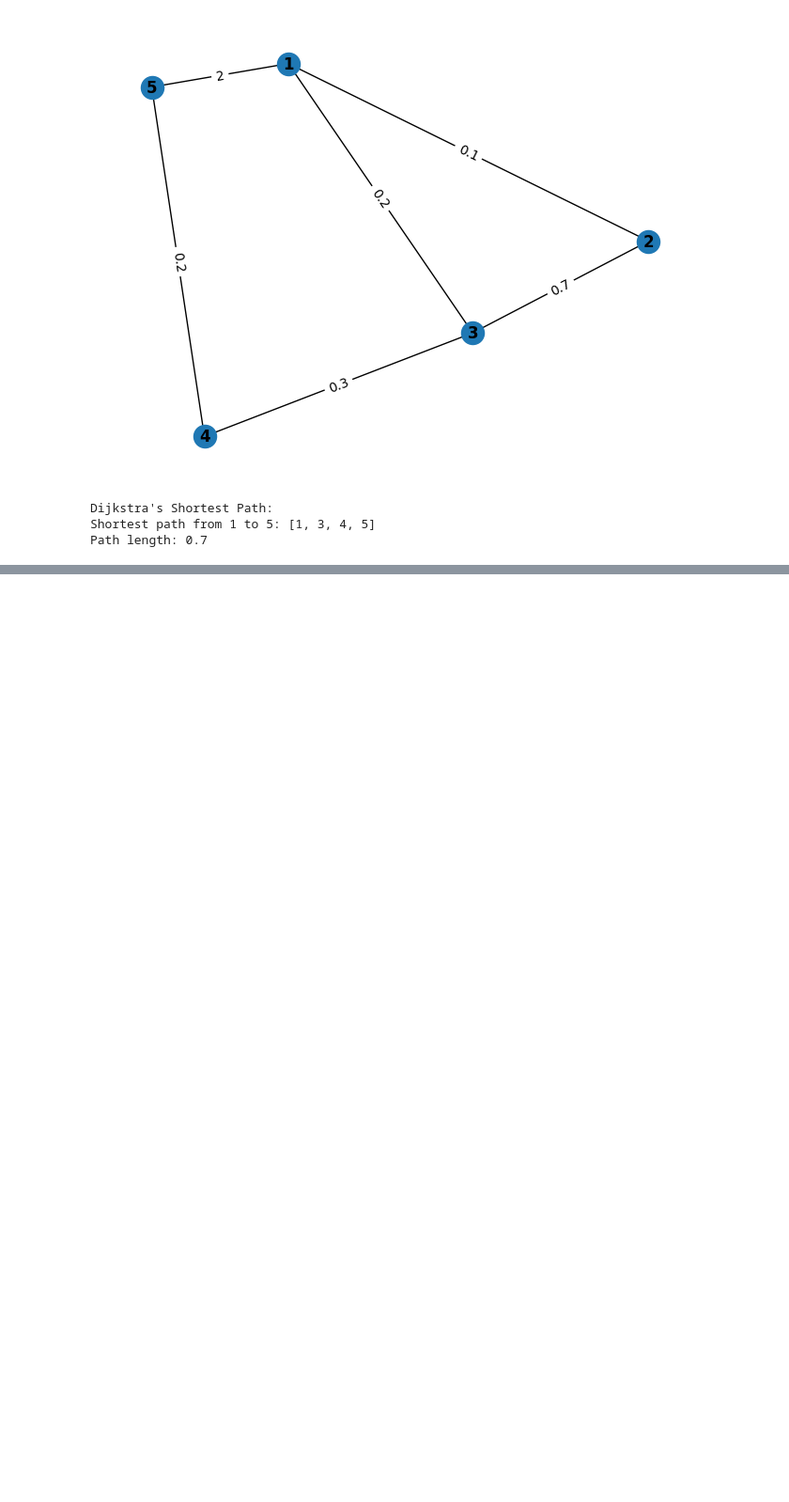
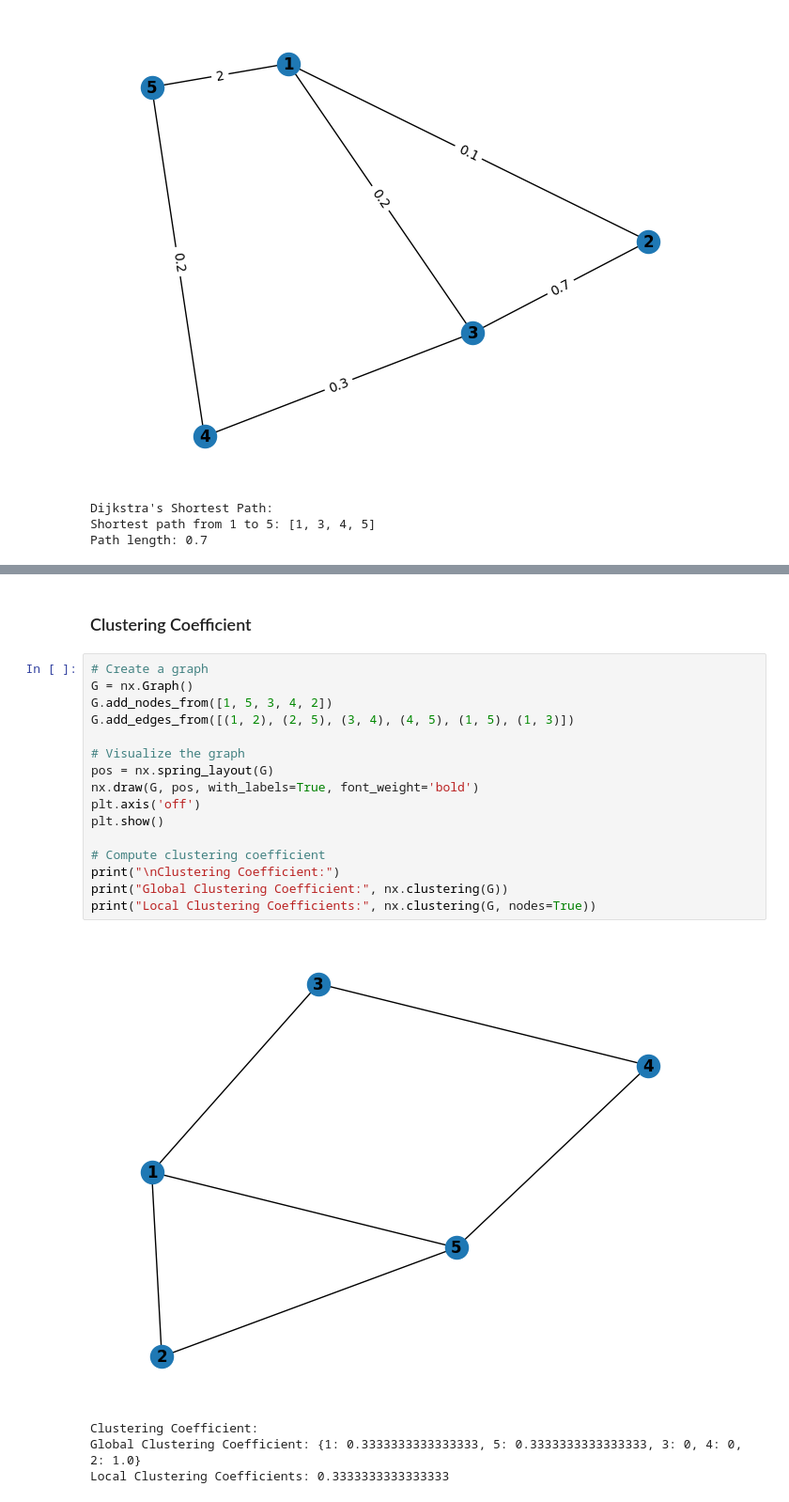
Before and after one commit to behrangEhi/complex-network, a Jupyter notebook: NetworkX.ipynb, the cells around one changed output, grey strips where cells are left out. Shown: that part at 94% size. Saved outputs shown, nothing was run; the diff lists cells and outputs as text; blank space fills up the shorter version.

```diff
--- a/NetworkX.ipynb
+++ b/NetworkX.ipynb
@@ -215,0 +246,23 @@ Path length: 0.7
+# %% [markdown]
+### Clustering Coefficient
+# %%
+# Create a graph
+G = nx.Graph()
+G.add_nodes_from([1, 5, 3, 4, 2])
+G.add_edges_from([(1, 2), (2, 5), (3, 4), (4, 5), (1, 5), (1, 3)])
+
+# Visualize the graph
+pos = nx.spring_layout(G)
+nx.draw(G, pos, with_labels=True, font_weight='bold')
+plt.axis('off')
+plt.show()
+
+# Compute clustering coefficient
+print("\nClustering Coefficient:")
+print("Global Clustering Coefficient:", nx.clustering(G))
+print("Local Clustering Coefficients:", nx.clustering(G, nodes=True))
+# %% [output]
+[figure, added]
+Clustering Coefficient:
+Global Clustering Coefficient: {1: 0.3333333333333333, 5: 0.3333333333333333, 3: 0, 4: 0, 2: 1.0}
+Local Clustering Coefficients: 0.3333333333333333
```
Also changed, not shown: parts of 5 cells of this notebook.
